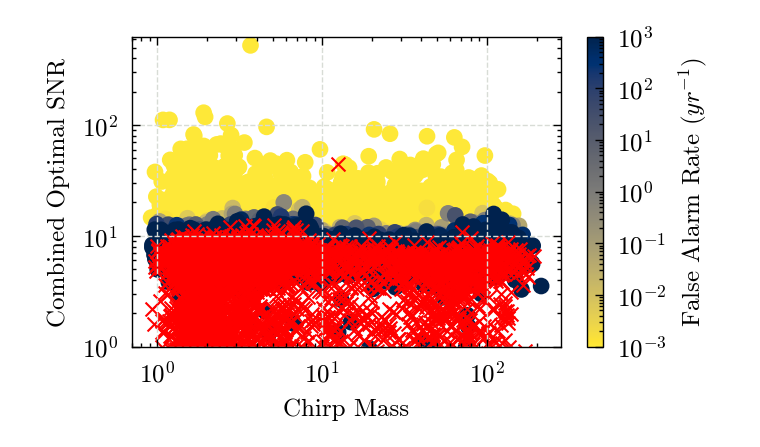
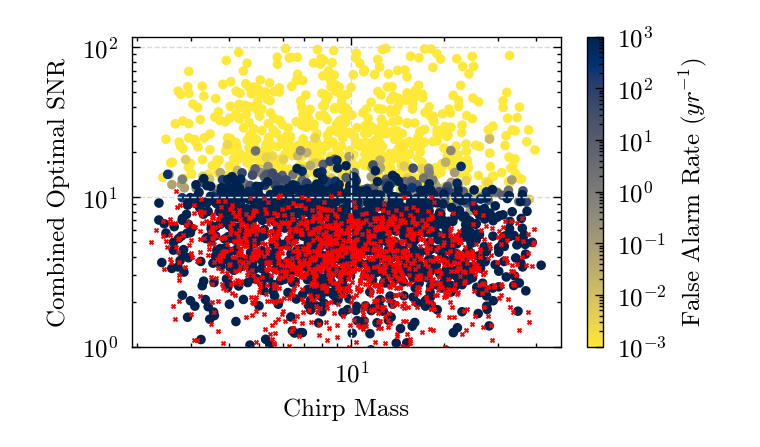
Before and after one commit to icg-gravwaves/Phase_Time_Amplitude, a Jupyter notebook: Plotting/Found_missed.ipynb, the cells around one changed output. Saved outputs shown, nothing was run; the diff lists cells and outputs as text; code cells hidden in the pictures.

```diff
--- a/Plotting/Found_missed.ipynb
+++ b/Plotting/Found_missed.ipynb
@@ -16,7 +16,7 @@ plt.style.use("paper.mplstyle")
 # Parameters (from CLI)
 # -------------------------
 
-injection_file = "/home/saml.insley/o3/analysis/pycbc/a35_flow/output/allinj/H1L1V1-HDFINJFIND_ALL_INJECTIONS-1265132995-614458.hdf"
+injection_file = "/home/saml.insley/4det/PTA_try2/output/allinj/H1K1L1V1-HDFINJFIND_ALL_INJECTIONS-1438218818-1100000.hdf"
 output_file = "../Plots/Found_missed"
 
 axis_type = "mchirp"
@@ -95,32 +95,64 @@ opt_snrsq = [
 
 dvals = {}
 dvals['comb_optimal_snr'] = np.sqrt(np.sum(opt_snrsq, axis=0))
+snr_mask = dvals['comb_optimal_snr'] < 100
 
 # -------------------------
 # Found / missed split
 # -------------------------
 
-fdvals = dvals[distance_type][found]
-mdvals = dvals[distance_type][missed]
+found_snr_mask = dvals[distance_type][found] < 100
+missed_snr_mask = dvals[distance_type][missed] < 100
+
+found_plot = found[found_snr_mask]
+missed_plot = missed[missed_snr_mask]
+
+fdvals = dvals[distance_type][found_plot]
+mdvals = dvals[distance_type][missed_plot]
+
+# IFAR values corresponding only to the filtered found injections
+ifar_found_plot = ifar_found[found_snr_mask]
 
 # -------------------------
 # Plot
 # -------------------------
+
+# -------------------------
+# Downsample points
+# -------------------------
+np.random.seed(0)
+frac = 0.33
+
+# Missed
+n_missed = len(missed_plot)
+missed_keep = np.random.choice(n_missed, int(frac * n_missed), replace=False)
+
+missed_plot = missed_plot[missed_keep]
+mdvals = mdvals[missed_keep]
+
+# Found
+n_found = len(found_plot)
+found_keep = np.random.choice(n_found, int(frac * n_found), replace=False)
+
+found_plot = found_plot[found_keep]
+fdvals = fdvals[found_keep]
+ifar_found_plot = ifar_found_plot[found_keep]
+
 
 
 fig_title = "Missed and Found Injections"
 
 # Missed
 plt.scatter(
-    vals[axis_type][missed], mdvals, marker='x', color='red',
-    label='missed', zorder=True
+    vals[axis_type][missed_plot], mdvals,
+    marker='x', color='red', label='missed', zorder=2, s=2
 )
 
 # Sort found by IFAR
-ifsort = np.argsort(ifar_found)[::-1]
-fvals = vals[axis_type][found][ifsort]
+ifsort = np.argsort(ifar_found_plot)[::-1]
+fvals = vals[axis_type][found_plot][ifsort]
 fdvals = fdvals[ifsort]
-ifsorted = ifar_found[ifsort]
+ifsorted = ifar_found_plot[ifsort]
 
 # Gradient FAR coloring
 color = 1.0 / ifsorted
@@ -133,7 +165,9 @@ points = plt.scatter(
     cmap=colormap,
     norm=norm,
     label='found',
-    zorder=False
+    alpha=1,
+    zorder=1,
+    s=6
 )
 
 # Colorbar
@@ -180 +218 @@ INFO:root:Reading injection file
-[figure, old version]
+[figure, new version]
```
Also changed, not shown: parts of 1 cell of this notebook, 4 other files.
